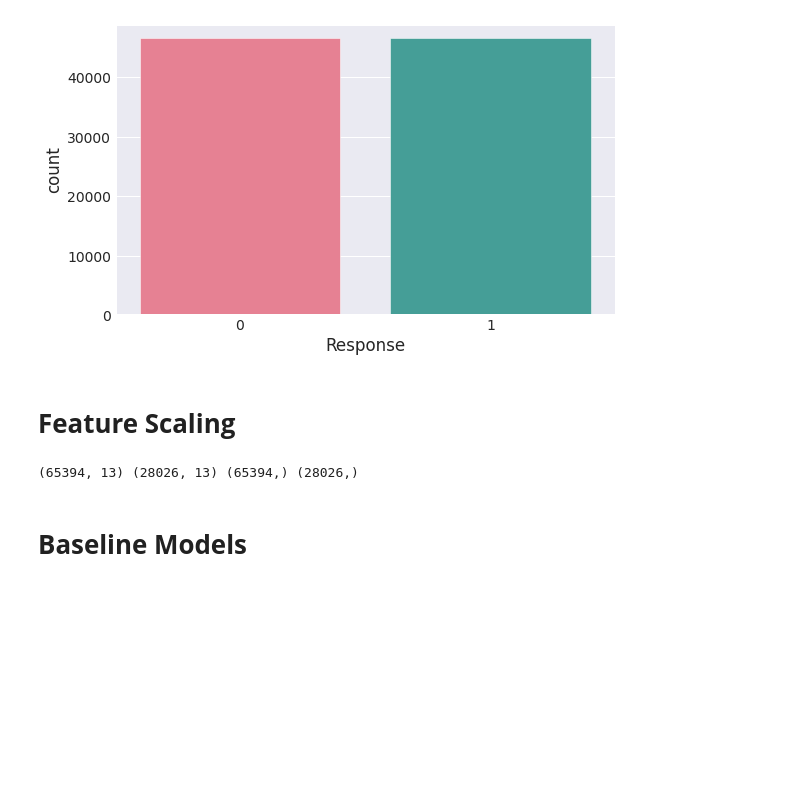
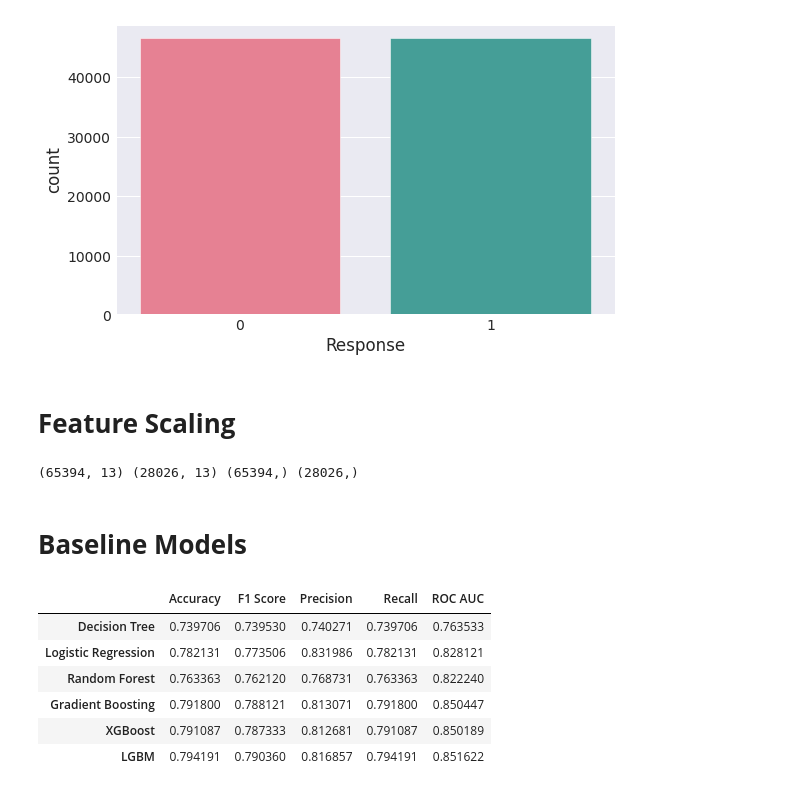
Before and after one commit to priyankashinde-DS/Capstone_health_insurance_prediction, a Jupyter notebook: HEALTH_INSURANCE_CROSS_SELL_PREDICTION.ipynb, the cells around one changed output. Cells and saved outputs as stored; diff of their text form; code cells hidden in the pictures; blank space fills up the shorter version.

```diff
--- a/HEALTH_INSURANCE_CROSS_SELL_PREDICTION.ipynb
+++ b/HEALTH_INSURANCE_CROSS_SELL_PREDICTION.ipynb
@@ -626,0 +660,16 @@ X_test=scaler.transform(X_test)
+# %%
+# create dataframe for model results
+scores_df  = pd.DataFrame(scores)
+index_model = {count: s for count, s in enumerate(scores_df[0])}
+col = {count+1: s for count, s in enumerate(['Accuracy','F1 Score','Precision','Recall','ROC AUC'])}
+scores_df = scores_df.drop(0, axis=1)
+scores_df = scores_df.rename(columns=col, index=index_model)
+scores_df
+# %% [output]
+|  | Accuracy | F1 Score | Precision | Recall | ROC AUC |
+| Decision Tree | 0.739706 | 0.739530 | 0.740271 | 0.739706 | 0.763533 |
+| Logistic Regression | 0.782131 | 0.773506 | 0.831986 | 0.782131 | 0.828121 |
+| Random Forest | 0.763363 | 0.762120 | 0.768731 | 0.763363 | 0.822240 |
+| Gradient Boosting | 0.791800 | 0.788121 | 0.813071 | 0.791800 | 0.850447 |
+| XGBoost | 0.791087 | 0.787333 | 0.812681 | 0.791087 | 0.850189 |
+| LGBM | 0.794191 | 0.790360 | 0.816857 | 0.794191 | 0.851622 |
```
Also changed, not shown: parts of 10 cells of this notebook.
